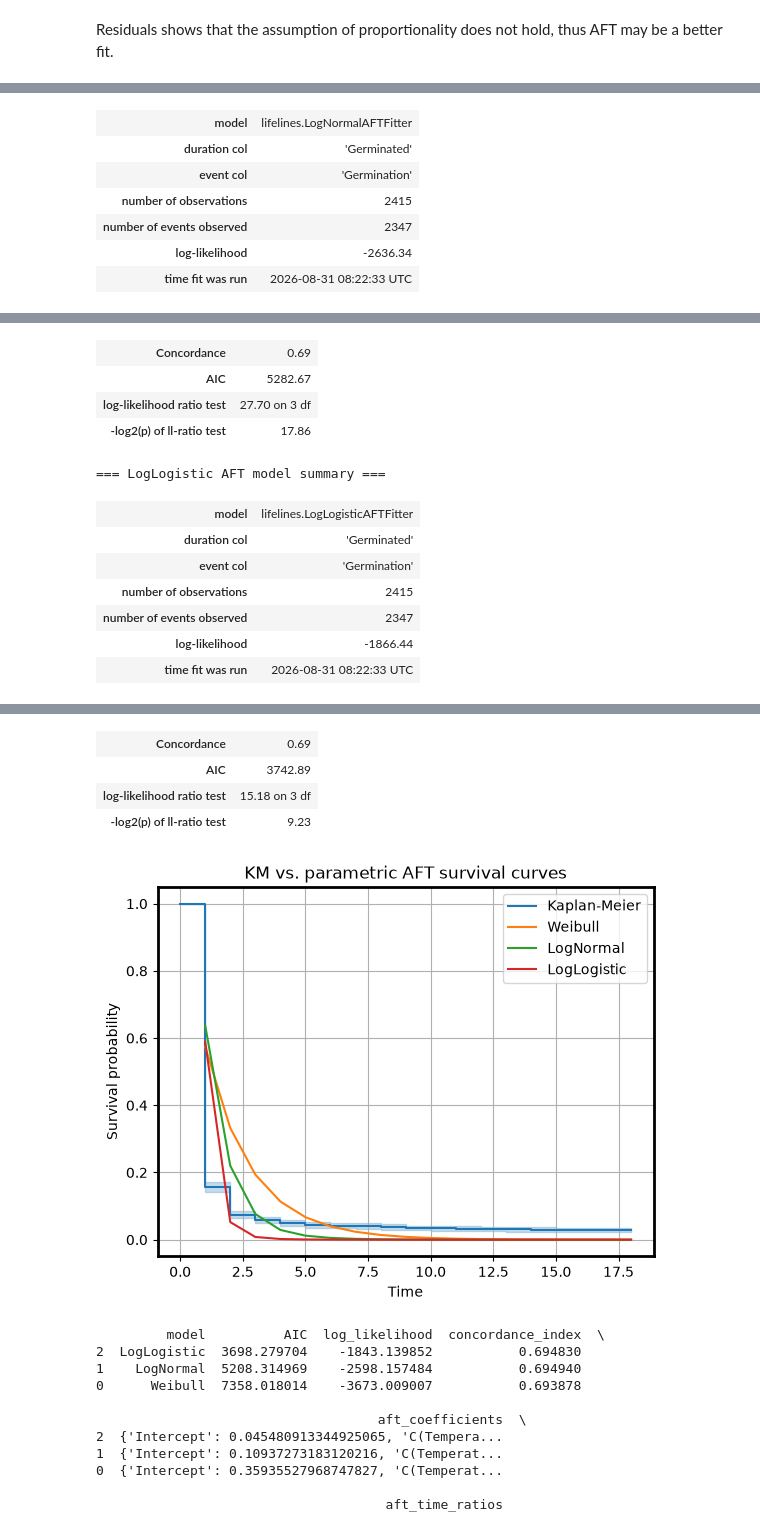
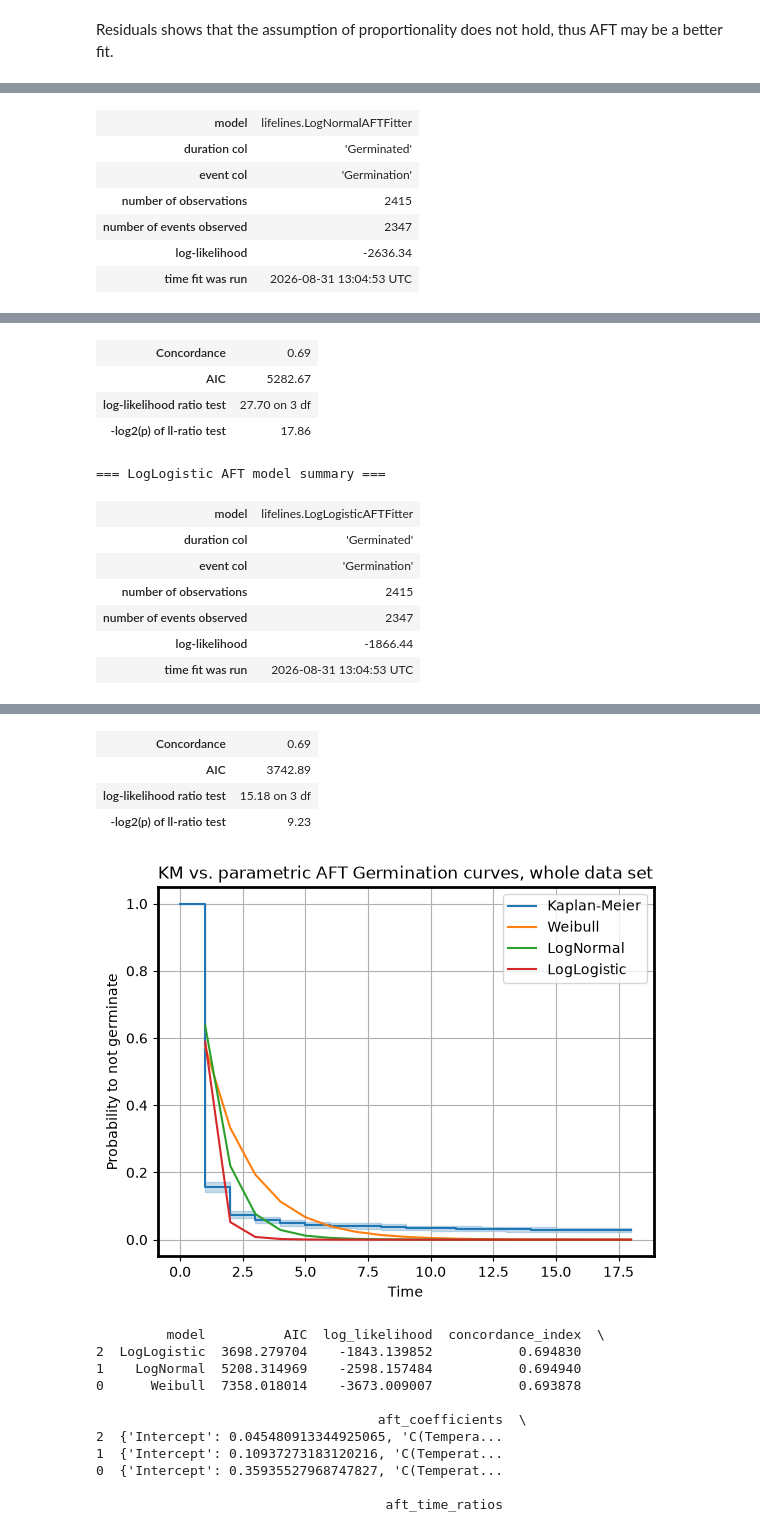
Before and after one commit to JoakimHaraldsvik/Germination, a Jupyter notebook: Germination_2025.ipynb, the cells around one changed output, grey strips where cells are left out. Saved outputs shown, nothing was run; the diff lists cells and outputs as text; code cells hidden in the pictures.

```diff
--- a/Germination_2025.ipynb
+++ b/Germination_2025.ipynb
@@ -696,8 +696,8 @@ for name, model in models.items():
 
 plt.legend()
 plt.xlabel("Time")
-plt.ylabel("Survival probability")
-plt.title("KM vs. parametric AFT survival curves")
+plt.ylabel("Probability to not germinate")
+plt.title("KM vs. parametric AFT Germination curves, whole data set")
 plt.show()
 # %% [output]
          model          AIC  log_likelihood  concordance_index  \
@@ -740,36 +740,36 @@ plt.show()
 | number of observations | 2415 |
 | number of events observed | 2347 |
 | log-likelihood | -2636.34 |
-| time fit was run | 2026-08-31 08:22:33 UTC |
+| time fit was run | 2026-08-31 13:04:53 UTC |
 |  |  | coef | exp(coef) | se(coef) | coef lower 95% | coef upper 95% | exp(coef) lower 95% | ... |
 | mu_ | Intercept | 0.11 | 1.12 | 0.04 | 0.03 | 0.19 | 1.03 | ... |
 |  | C(Temperature)[T.30] | -0.01 | 0.99 | 0.02 | -0.06 | 0.04 | 0.94 | ... |
 |  | C(Line)[T.1] | 0.18 | 1.20 | 0.04 | 0.10 | 0.27 | 1.10 | ... |
 |  | C(Line)[T.4] | 0.07 | 1.07 | 0.04 | -0.02 | 0.15 | 0.98 | ... |
 | sigma_ | Intercept | -0.49 | 0.61 | 0.01 | -0.52 | -0.46 | 0.60 | ... |
 | Concordance | 0.69 |
 | AIC | 5282.67 |
 | log-likelihood ratio test | 27.70 on 3 df |
 | -log2(p) of ll-ratio test | 17.86 |
 === LogLogistic AFT model summary ===
 | model | lifelines.LogLogisticAFTFitter |
 | duration col | 'Germinated' |
 | event col | 'Germination' |
 | number of observations | 2415 |
 | number of events observed | 2347 |
 | log-likelihood | -1866.44 |
-| time fit was run | 2026-08-31 08:22:33 UTC |
+| time fit was run | 2026-08-31 13:04:53 UTC |
 |  |  | coef | exp(coef) | se(coef) | coef lower 95% | coef upper 95% | exp(coef) lower 95% | ... |
 | alpha_ | Intercept | 0.05 | 1.05 | 0.02 | 0.00 | 0.09 | 1.00 | ... |
 |  | C(Temperature)[T.30] | -0.01 | 0.99 | 0.01 | -0.04 | 0.01 | 0.96 | ... |
 |  | C(Line)[T.1] | 0.07 | 1.07 | 0.02 | 0.02 | 0.11 | 1.02 | ... |
 |  | C(Line)[T.4] | 0.02 | 1.02 | 0.02 | -0.02 | 0.06 | 0.98 | ... |
 | beta_ | Intercept | 1.55 | 4.71 | 0.02 | 1.51 | 1.59 | 4.53 | ... |
 | Concordance | 0.69 |
 | AIC | 3742.89 |
 | log-likelihood ratio test | 15.18 on 3 df |
 | -log2(p) of ll-ratio test | 9.23 |
-[figure, old version]
+[figure, new version]
 # %%
 #When looking at just the effect of line on germination with the whole data
 #We see that L1 is siginificant with a 7% longer survival time compared to L0.
```
Also changed, not shown: parts of 4 cells of this notebook, 3 other files.
